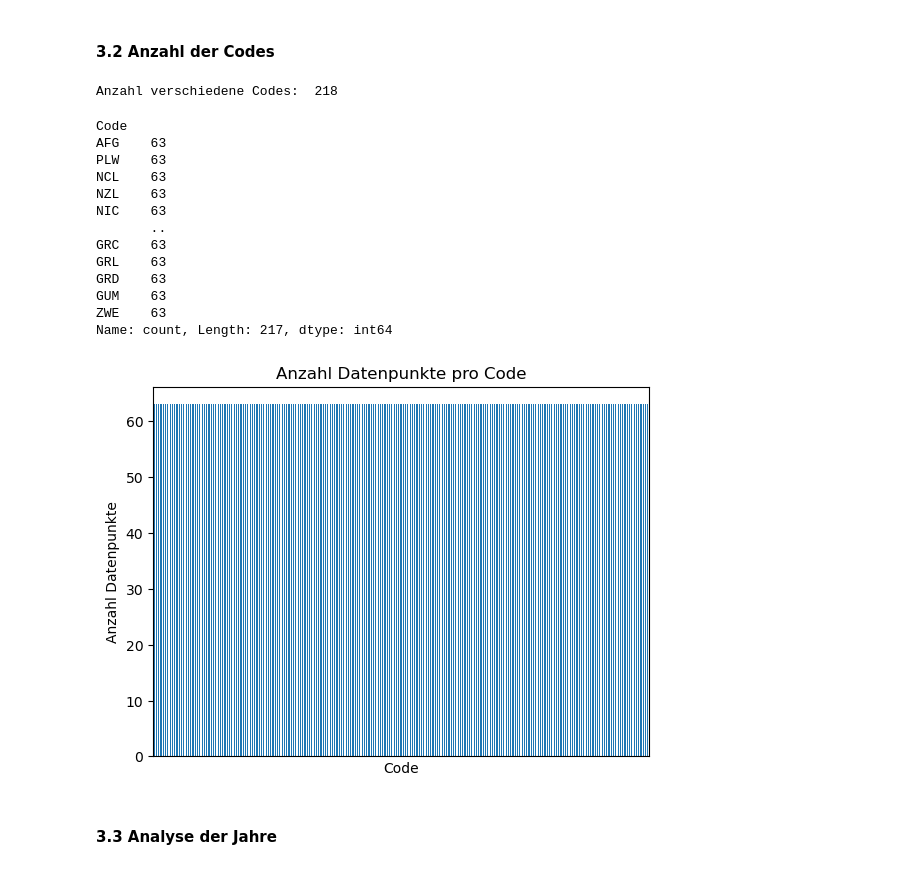
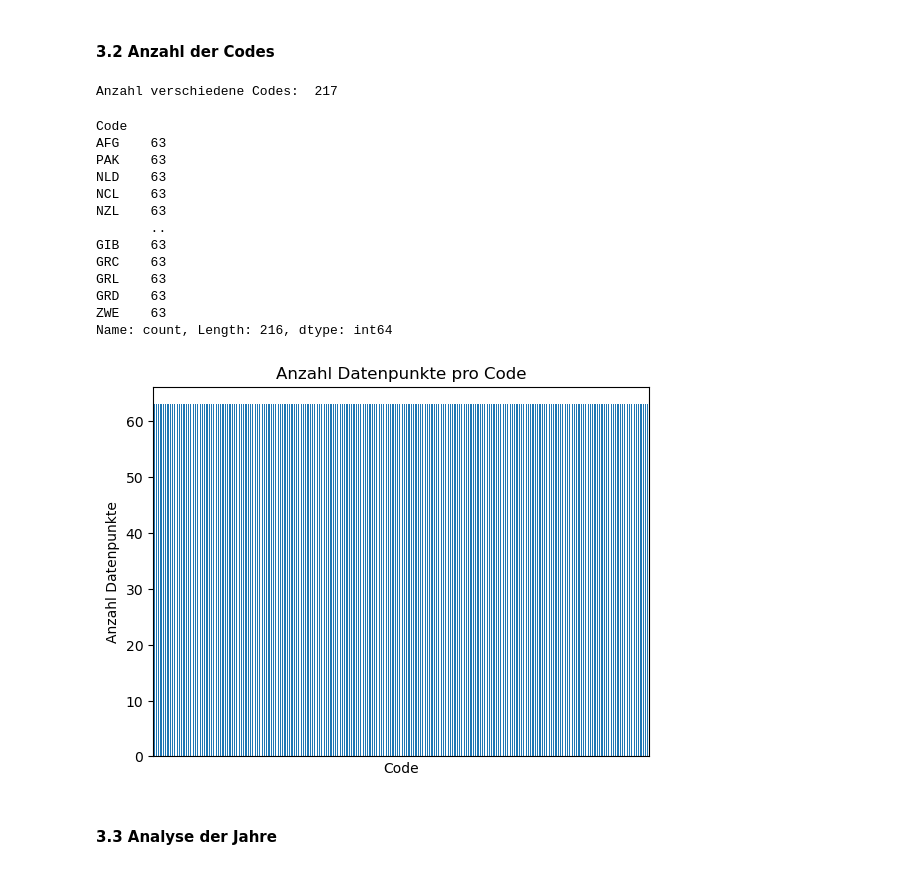
Before and after one commit to elenabuchli/Leistungsnachweis_2, a Jupyter notebook: Leistungsnachweis_Python_Frauenanteil.ipynb, the cells around one changed output. Drawn from its saved outputs; the diff is of its cells as text; code cells hidden in the pictures.

Commit message:
Gebiete entfernt, Analyse

```diff
--- a/Leistungsnachweis_Python_Frauenanteil.ipynb
+++ b/Leistungsnachweis_Python_Frauenanteil.ipynb
@@ -40,0 +53,19 @@ Welche Datentypen kommen in meinem Datensatz vor?
+# %%
+zu_entfernende_gebiete =  [
+    "East Asia and Pacific (WB)",
+    "Europe and Central Asia (WB)",
+    "European Union (27)",
+    "High-income countries",
+    "Latin America and Caribbean (WB)",
+    "Lower-middle-income countries",
+    "Low-income countries",
+    "Middle East and North Africa (WB)",
+    "Middle-income countries",
+    "North America (WB)",
+    "South Asia (WB)",
+    "Sub-Saharan Africa (WB)",
+    "Upper-middle-income countries",
+    "World"
+]
+df_filtered=df[~df['Gebiet'].isin(zu_entfernende_gebiete)]
+df_filtered
@@ -107,29 +148,29 @@ df['Gebiet'].value_counts().plot(kind='bar',
 # %% [markdown]
 #### 3.2 Anzahl der Codes
 # %%
-print('Anzahl verschiedene Codes: ', len(df['Code'].unique()))
+print('Anzahl verschiedene Codes: ', len(df_filtered['Code'].unique()))
 # %% [output]
-Anzahl verschiedene Codes:  218
+Anzahl verschiedene Codes:  217
 # %%
-df['Code'].value_counts()
+df_filtered['Code'].value_counts()
 # %% [output]
 Code
 AFG    63
-PLW    63
+PAK    63
+NLD    63
 NCL    63
 NZL    63
-NIC    63
        ..
+GIB    63
 GRC    63
 GRL    63
 GRD    63
-GUM    63
 ZWE    63
-Name: count, Length: 217, dtype: int64
+Name: count, Length: 216, dtype: int64
 # %%
-df['Code'].value_counts().plot(kind='bar',xticks=[], ylabel='Anzahl Datenpunkte', title='Anzahl Datenpunkte pro Code');
+df_filtered['Code'].value_counts().plot(kind='bar',xticks=[], ylabel='Anzahl Datenpunkte', title='Anzahl Datenpunkte pro Code');
 # %% [output]
-[figure, old version]
+[figure, new version]
 # %% [markdown]
 #### 3.3 Analyse der Jahre
 # %%
```
Also changed, not shown: parts of 17 cells of this notebook.
